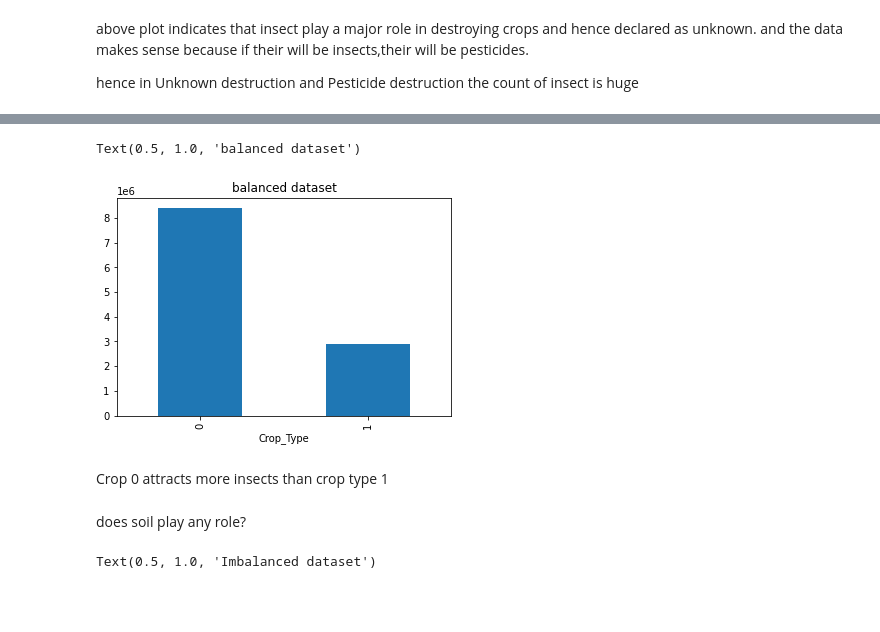
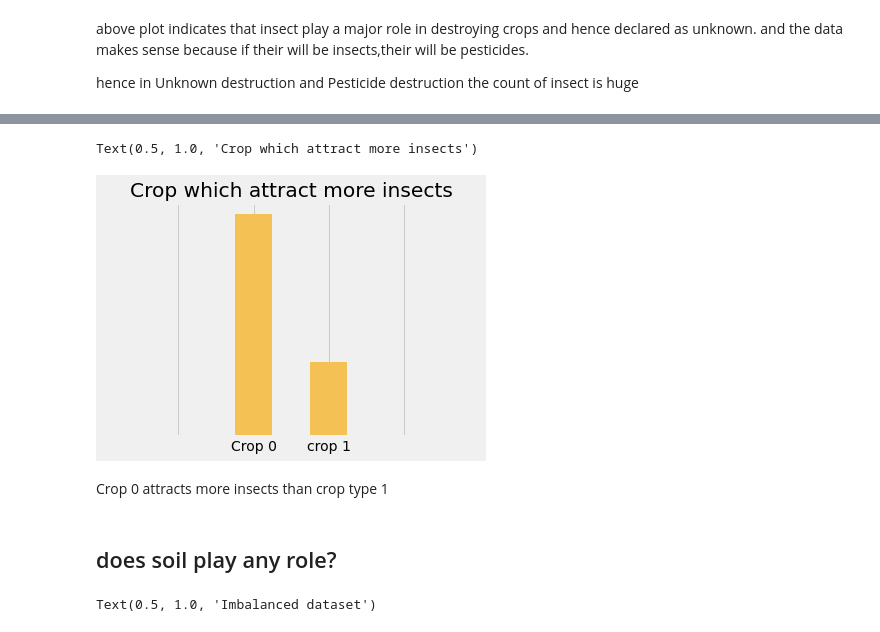
Before and after one commit to mohitnagarkotibca/Projects, a Jupyter notebook: Machine Learning in Agriculture/Predict_crop_damage.ipynb, the cells around one changed output, grey strips where cells are left out. Cells and saved outputs as stored; diff of their text form; code cells hidden in the pictures; blank space fills up the shorter version.

```diff
--- a/Machine Learning in Agriculture/Predict_crop_damage.ipynb
+++ b/Machine Learning in Agriculture/Predict_crop_damage.ipynb
@@ -163,9 +169,13 @@ Text(0.5, 1.0, 'Imbalanced dataset')
-# %%
-train2.groupby('Crop_Type')['Estimated_Insects_Count'].sum().plot(kind='bar')
-plt.title('balanced dataset')
-# %% [output]
-Text(0.5, 1.0, 'balanced dataset')
-[figure, removed]
+# %%
+train2.groupby('Crop_Type')['Estimated_Insects_Count'].sum().plot(kind='bar',color='#f4c154')
+plt.xlim(-2,3)
+plt.yticks([])
+plt.xticks([-1,0,1,2],['','Crop 0','crop 1',''],rotation=0)
+plt.xlabel('')
+plt.title('Crop which attract more insects')
+# %% [output]
+Text(0.5, 1.0, 'Crop which attract more insects')
+[figure, added]
 # %% [markdown]
 Crop 0 attracts more insects than crop type 1
 # %%
@@ -176,7 +186,7 @@ Crop 0 attracts more insects than crop type 1
 #         d['crop'+str(i)+str(j)]=list(train.groupby('Soil_Type').get_group(i).groupby('Crop_Type').get_group(j)['Estimated_Insects_Count'] )
 # d.keys()
 # %% [markdown]
-does soil play any role?
+## does soil play any role?
 # %%
 sns.barplot(data=train,x='Soil_Type',y='Estimated_Insects_Count',hue='Crop_Type')
 plt.legend(bbox_to_anchor=(1,0.5),title='Crop Type')
```
Also changed, not shown: parts of 9 cells of this notebook.
